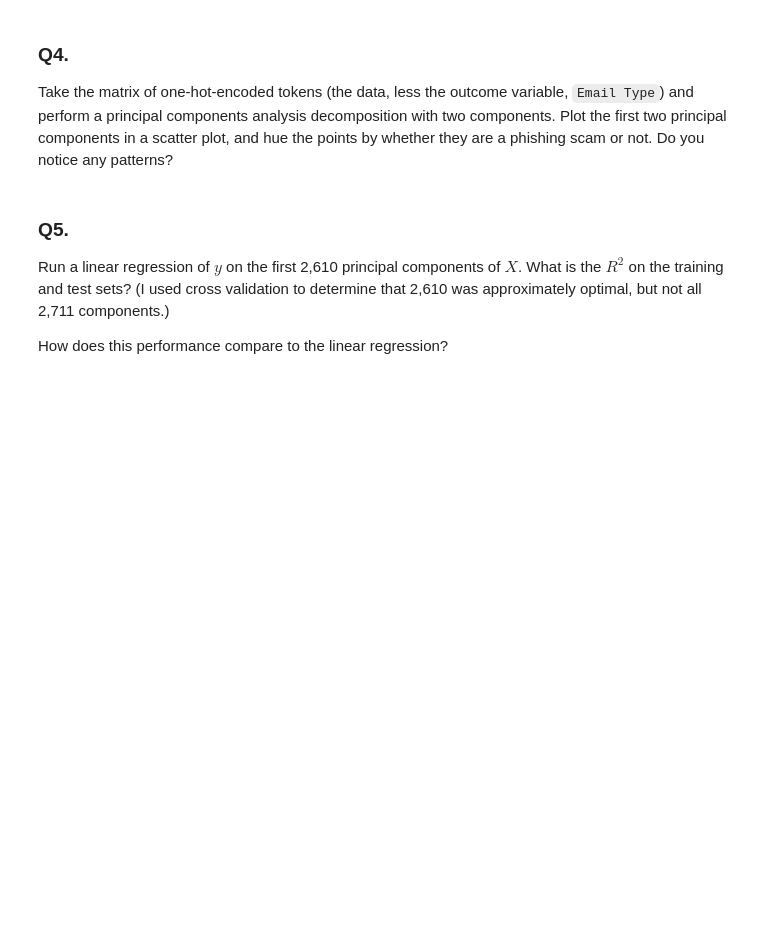
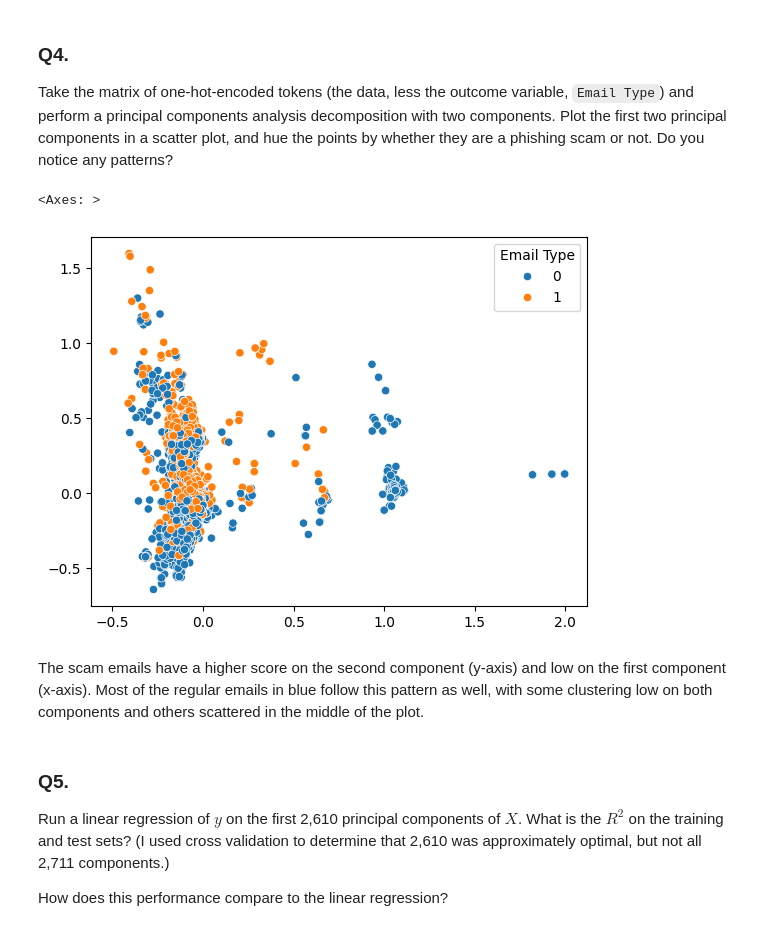
Before and after one commit to natalieassaad/PCA, a Jupyter notebook: 05_PCA/assignment.ipynb, the cells around one changed output. Cells and saved outputs as stored; diff of their text form; code cells hidden in the pictures; blank space fills up the shorter version.

```diff
--- a/05_PCA/assignment.ipynb
+++ b/05_PCA/assignment.ipynb
@@ -92,0 +98,3 @@ Load `Phishing_clean.parquet`. This is the text from the e-mails broken into the
+# %%
+df = pd.read_parquet("/content/Phishing_clean.parquet")
+df.head()
@@ -92,0 +109,6 @@ Load `Phishing_clean.parquet`. This is the text from the e-mails broken into the
+# %%
+# 80/20 train-test split
+y = df['Email Type']
+X = df.drop('Email Type',axis=1)
+
+X_train, X_test, y_train, y_test = train_test_split(X, y, test_size=0.2)
@@ -94,6 +151,21 @@ Load `Phishing_clean.parquet`. This is the text from the e-mails broken into the
 ### Q4.
 
 Take the matrix of one-hot-encoded tokens (the data, less the outcome variable, `Email Type`) and perform a principal components analysis decomposition with two components. Plot the first two principal components in a scatter plot, and hue the points by whether they are a phishing scam or not. Do you notice any patterns?
+# %%
+from sklearn.decomposition import PCA # Import PCA class
+import seaborn as sns
+
+pca = PCA(n_components = 2)
+pca = pca.fit(X_train)
+Z_train = pca.transform(X_train)
+Z_test = pca.transform(X_test)
+
+sns.scatterplot(x = Z_test[:,0], y = Z_test[:,1], hue = y_test)
+# %% [output]
+<Axes: >
+[figure, added]
+# %% [markdown]
+The scam emails have a higher score on the second component (y-axis) and low on the first component (x-axis). Most of the regular emails in blue follow this pattern as well, with some clustering low on both components and others scattered in the middle of the plot.
 # %% [markdown]
 ### Q5.
 
```
Also changed, not shown: parts of 10 cells of this notebook.
